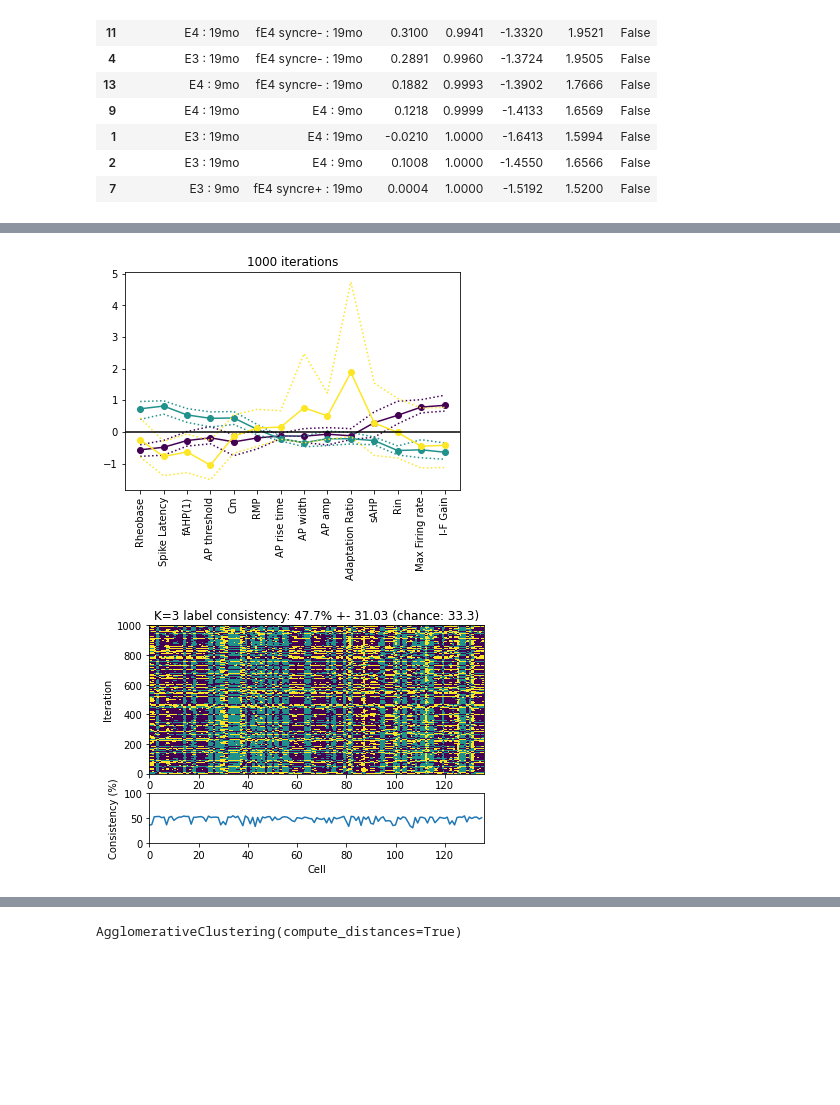
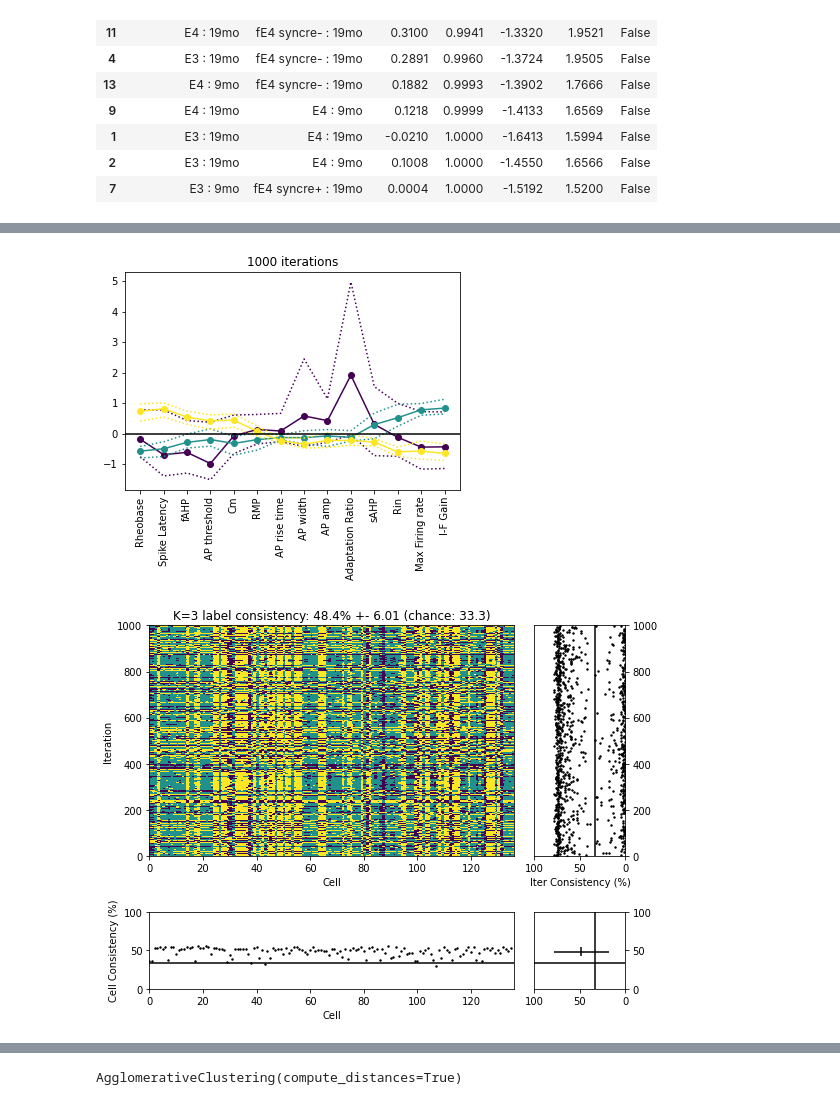
Before and after one commit to dtabuena/ApoE_Data_Clustering, a Jupyter notebook: Cluster_CA3.ipynb, the cells around one changed output, grey strips where cells are left out. Cells and saved outputs as stored; diff of their text form; code cells hidden in the pictures; blank space fills up the shorter version.

```diff
--- a/Cluster_CA3.ipynb
+++ b/Cluster_CA3.ipynb
@@ -123,11 +117,16 @@ num_t = len(uniq_types)
 type_num = [ uniq_types.index(t) for t in type_list]
 
 colors = plt.cm.viridis(np.linspace(0,1,num_t))
-alpha = .4
+alpha = .2
 colors = [[0, 0, 0, 1], [0, 0, 0, alpha],
           [1, 0, 1, 1], [1, 0, 1, alpha],
           [0, .8, .8, 1], [0, .8, .8, alpha]]
 
+alpha = .5
+colors = [[0, 0, 1, 1], [0, 0, 1, alpha],
+          [1, 0, 0, 1], [1, 0, 0, alpha],
+          [0, 0.5, 0, 1], [0, 0.5, 0, alpha]]
+
 list_colors = [colors[i] for i in type_num ]
 
 fig_opt = {'dpi': 300, 'format':'png','bbox_inches':'tight'}
@@ -147,20 +146,18 @@ for ti in range(num_t):
     t_colr = colors[ti]
     is_type = [ind for ind in range(len(type_num)) if type_num[ind]==ti]
 
-    ax[ti].pcolor(data_for_fit.T[:,is_type], vmin=data_X_min, vmax=data_X_max)
+    c = ax[ti].pcolor(data_for_fit.T[:,is_type], vmin=data_X_min, vmax=data_X_max)
     ax[ti].set_yticks(np.arange(len(numericals))+0.5)
     if ti ==0 : ax[ti].set_yticklabels(numericals,rotation=0)
     else:  ax[ti].get_yaxis().set_visible(False)
     ax[ti].set_xlabel('Cell N')
     ax[ti].title.set_text(t)
-    # plt.clim(data_X_min,data_X_max)
-
 
     start = min(is_type)+3 / len(is_type)
     stop = max(is_type)-3 / len(is_type)
 
-    # ax[ti].plot([start, stop], [0.1, 0.1,], transform=ax[ti].transAxes,color = 'k')
 
+plt.colorbar(c, ax=ax[ti],label='Rel. Amplitude')
 plt.show()
 fig.savefig('Normalized_Vals_split.'+fig_opt['format'],**fig_opt)
 # %% [output]
@@ -488,44 +500,68 @@ fig, ax = plt.subplots(1)
 for ki in range(k):
     ax.plot(mean_center[:,ki].T,'-o',color=cmap[ki])
     ax.plot(nintey_p_center[0,:,ki].T,':',color=cmap[ki])
     ax.plot(nintey_p_center[1,:,ki].T,':',color=cmap[ki])
 
 
 ax.set_xticks(np.arange(len(numericals)))
 ax.set_xticklabels(sorted_numericals,rotation=90)
 ax.axhline(0, color='k')
 
 
 
 full_label_stack = np.stack(full_label_list)
 
 pseudo_truth = scipy.stats.mode(full_label_stack,axis=0)[0]
 is_match = full_label_stack == pseudo_truth
 consistency_iter = np.mean(is_match, axis = 1)
-mean_consistency = np.mean(consistency_iter)
-std_consistency = np.std(consistency_iter)
-consistency_report = 'label consistency: ' + str(round(mean_consistency*100,1)) + '% +- ' + str(round(std_consistency*100,2)) + ' (chance: ' + str(round(1/k*100,1))+')'
+mean_consistency_iter = np.mean(consistency_iter)
+std_consistency_iter = np.std(consistency_iter)
+consistency_cell = np.mean(is_match, axis = 0)
+mean_consistency_cell = np.mean(consistency_cell)
+sd_consistency_cell = np.std(consistency_cell)
+consistency_report = 'label consistency: ' + str(round(mean_consistency_cell*100,1)) + '% +- ' + str(round(sd_consistency_cell*100,2)) + ' (chance: ' + str(round(1/k*100,1))+')'
 # print(consistency_report)
 # print('(chance: ' + str(round(1/k*100,1))+')')
 ax.title.set_text( str(ni+1) +' iterations' )
 plt.show()
-fig.savefig('CrossVal_Data k=3 Centers.'+fig_opt['format'],**fig_opt)
+fig.savefig(f'CrossVal_Data k={k} Centers.'+fig_opt['format'],**fig_opt)
 
 
-fig, ax = plt.subplots(2,1,gridspec_kw={'height_ratios': [3, 1]}  )
+fig, ax = plt.subplots(2,2,figsize=[8,6], gridspec_kw={'height_ratios': [3, 1],'width_ratios': [4, 1]}  )
+ax  = ax.T.flatten()
 ax[0].pcolor( full_label_stack )
 ax[0].set_xlabel('Cell')
 ax[0].set_ylabel('Iteration')
-ax[0].title.set_text('K='+str(k) +' '+ consistency_report)
-ax[1].plot(np.mean(is_match,axis=0)*100)
-ax[1].set_ylabel('Consistency (%)')
+ax[0].title.set_text(f'K={k} '+ consistency_report)
+
+ax[1].scatter(np.arange(len(consistency_cell)),consistency_cell*100,color='k',s=2)
+ax[1].axhline(1/k*100,color='k',linestyle='-')
+ax[1].set_ylabel('Cell Consistency (%)')
 ax[1].set_ylim((0,100))
 ax[1].set_xlim((0,is_match.shape[1]))
 ax[1].set_xlabel('Cell')
-fig.savefig('CrossVal_Data k=3 Labeling.'+fig_opt['format'],**fig_opt)
+
+
+ax[2].scatter(consistency_iter*100,np.arange(num_iter),color='k',s=2)
+ax[2].axvline(1/k*100,color='k',linestyle='-')
+ax[2].set_xlabel('Iter Consistency (%)')
+ax[2].set_xlim((100,0))
+ax[2].set_ylim((0,num_iter))
+ax[2].yaxis.tick_right()
+
+# fig.delaxes(ax[3])
+ax[3].errorbar(mean_consistency_iter*100, mean_consistency_cell*100, yerr=sd_consistency_cell*100, xerr=std_consistency_iter*100,color='k')
+ax[3].axvline(1/k*100,color='k',linestyle='-')
+ax[3].axhline(1/k*100,color='k',linestyle='-')
+ax[3].set_xlim((100,0))
+ax[3].set_ylim((0,100))
+ax[3].yaxis.tick_right()
+
+plt.tight_layout()
+fig.savefig(f'CrossVal_Data k={k} Labeling.'+fig_opt['format'],**fig_opt)
 # %% [output]
-[figure, old version]
+[figure, new version]
-[figure, old version]
+[figure, new version]
 # %%
 
 import os
```
Also changed, not shown: parts of 7 cells of this notebook.
